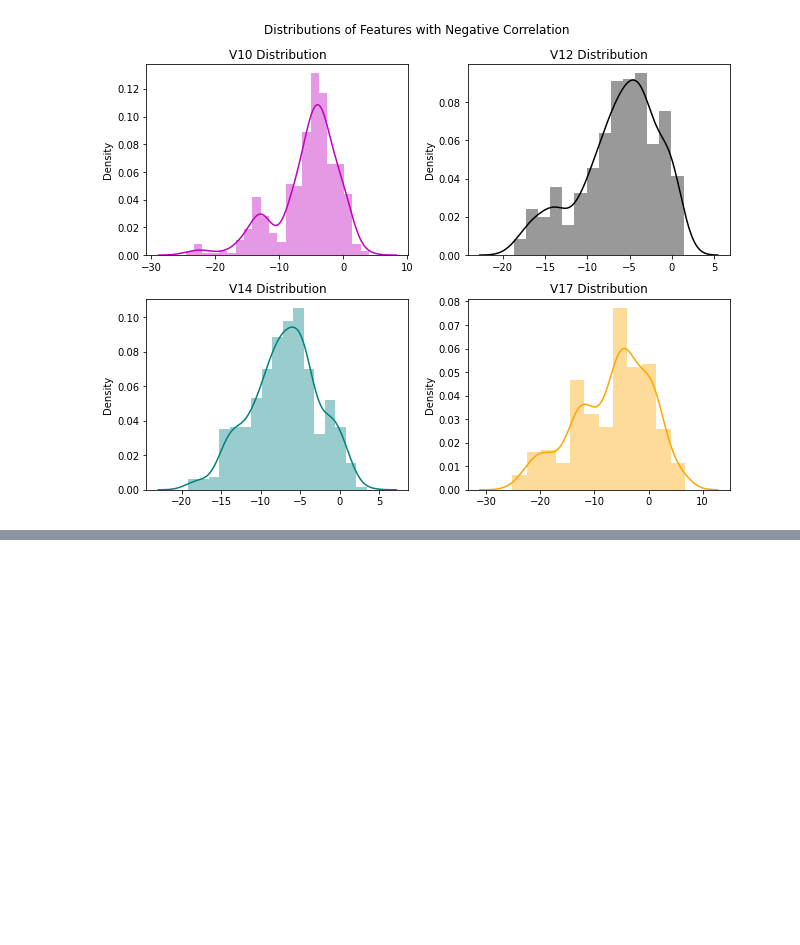
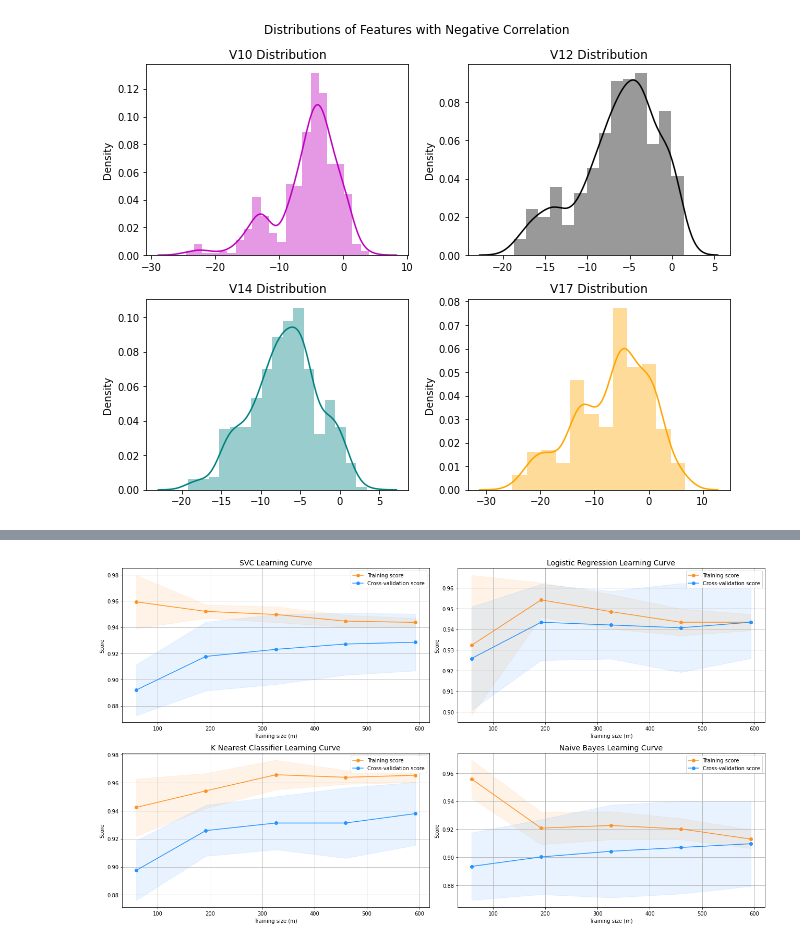
Before and after one commit to fookaixiong/Credit-Card-Fraud-Project, a Jupyter notebook: credit-card-fraud-detection.ipynb, the cells around one changed output, grey strips where cells are left out. Saved outputs shown, nothing was run; the diff lists cells and outputs as text; code cells hidden in the pictures; blank space fills up the shorter version.

Commit message:
Kaggle Notebook | Credit Card Fraud Detection w. Optuna Tuning | Version 38

```diff
--- a/credit-card-fraud-detection.ipynb
+++ b/credit-card-fraud-detection.ipynb
@@ -356,0 +716,14 @@ plt.show()
+# %%
+from sklearn.model_selection import cross_val_score
+
+SVC_tuned = SVC(kernel = "poly", C= 0.12829286587691946, gamma= 'auto', degree= 3)
+LR_tuned = LogisticRegression(penalty = "l1", C = 0.14121820668347934, solver = 'liblinear')
+KNC_tuned = KNeighborsClassifier(n_neighbors = 3, algorithm = 'brute')
+
+cv_score_SVC = cross_val_score(SVC_tuned, x_train, y_train, cv=3)
+cv_score_LR = cross_val_score(LR_tuned, x_train, y_train, cv=3)
+cv_score_KNC = cross_val_score(KNC_tuned, x_train, y_train, cv=3)
+
+print(f"SVC cross validation score = {round(cv_score_SVC.mean()*100,2)}%")
+print(f"Logistic Regression cross validation score = {round(cv_score_LR.mean()*100,2)}%")
+print(f"K Nearest Classifier cross validation score = {round(cv_score_KNC.mean()*100,2)}%")
@@ -356,0 +745,77 @@ plt.show()
+# %%
+fig = plt.figure(figsize = (18,10))
+ax1 = fig.add_subplot(2,2,1)
+ax2 = fig.add_subplot(2,2,2)
+ax3 = fig.add_subplot(2,2,3)
+ax4 = fig.add_subplot(2,2,4)
+
+cv = ShuffleSplit(n_splits=100, test_size=0.2, random_state=42)
+train_sizes = np.linspace(0.1,1.0,5)
+
+# Input optimal hyperparameter tuning into the classifying models
+
+train_sizes,train_scores,test_scores = learning_curve(SVC_tuned, x_train, y_train, cv=None, n_jobs=10, train_sizes = train_sizes)
+train_scores_mean = np.mean(train_scores, axis=1)
+train_scores_std = np.std(train_scores, axis=1)
+test_scores_mean = np.mean(test_scores, axis=1)
+test_scores_std = np.std(test_scores, axis=1)
+ax1.fill_between(train_sizes, train_scores_mean - train_scores_std,train_scores_mean + train_scores_std, alpha=0.1,color="#ff9124")
+ax1.fill_between(train_sizes, test_scores_mean - test_scores_std,test_scores_mean + test_scores_std, alpha=0.1, color="#2492ff")
+ax1.plot(train_sizes, train_scores_mean, 'o-', color="#ff9124",label="Training score")
+ax1.plot(train_sizes, test_scores_mean, 'o-', color="#2492ff",label="Cross-validation score")
+ax1.set_title("SVC Learning Curve", fontsize=14)
+ax1.set_xlabel('Training size (m)')
+ax1.set_ylabel('Score')
+ax1.grid(True)
+ax1.legend(loc="best")
+
+train_sizes,train_scores1,test_scores1 = learning_curve(LR_tuned, x_train, y_train, cv=None, n_jobs=10,
+                                                                            train_sizes = train_sizes)
+train_scores_mean1 = np.mean(train_scores1, axis=1)
+train_scores_std1 = np.std(train_scores1, axis=1)
+test_scores_mean1 = np.mean(test_scores1, axis=1)
+test_scores_std1 = np.std(test_scores1, axis=1)
+ax2.fill_between(train_sizes, train_scores_mean1 - train_scores_std1,train_scores_mean1 + train_scores_std1, alpha=0.1,color="#ff9124")
+ax2.fill_between(train_sizes, test_scores_mean1 - test_scores_std1,test_scores_mean1 + test_scores_std1, alpha=0.1, color="#2492ff")
+ax2.plot(train_sizes, train_scores_mean1, 'o-', color="#ff9124",label="Training score")
+ax2.plot(train_sizes, test_scores_mean1, 'o-', color="#2492ff",label="Cross-validation score")
+ax2.set_title("Logistic Regression Learning Curve", fontsize=14)
+ax2.set_xlabel('Training size (m)')
+ax2.set_ylabel('Score')
+ax2.grid(True)
+ax2.legend(loc="best")
+
+train_sizes,train_scores2,test_scores2 = learning_curve(KNC_tuned, x_train, y_train, cv=None, n_jobs=10, train_sizes = train_sizes)
+train_scores_mean2 = np.mean(train_scores2, axis=1)
+train_scores_std2 = np.std(train_scores2, axis=1)
+test_scores_mean2 = np.mean(test_scores2, axis=1)
+test_scores_std2 = np.std(test_scores2, axis=1)
+ax3.fill_between(train_sizes, train_scores_mean2 - train_scores_std2,train_scores_mean2 + train_scores_std2, alpha=0.1,color="#ff9124")
+ax3.fill_between(train_sizes, test_scores_mean2 - test_scores_std2,test_scores_mean2 + test_scores_std2, alpha=0.1, color="#2492ff")
+ax3.plot(train_sizes, train_scores_mean2, 'o-', color="#ff9124",label="Training score")
+ax3.plot(train_sizes, test_scores_mean2, 'o-', color="#2492ff",label="Cross-validation score")
+ax3.set_title("K Nearest Classifier Learning Curve", fontsize=14)
+ax3.set_xlabel('Training size (m)')
+ax3.set_ylabel('Score')
+ax3.grid(True)
+ax3.legend(loc="best")
+
+train_sizes,train_scores3,test_scores3 = learning_curve(GaussianNB(), x_train, y_train, cv=None, n_jobs=10, train_sizes = train_sizes)
+train_scores_mean3 = np.mean(train_scores3, axis=1)
+train_scores_std3 = np.std(train_scores3, axis=1)
+test_scores_mean3 = np.mean(test_scores3, axis=1)
+test_scores_std3 = np.std(test_scores3, axis=1)
+ax4.fill_between(train_sizes, train_scores_mean3 - train_scores_std3,train_scores_mean3 + train_scores_std3, alpha=0.1,color="#ff9124")
+ax4.fill_between(train_sizes, test_scores_mean3 - test_scores_std3,test_scores_mean3 + test_scores_std3, alpha=0.1, color="#2492ff")
+ax4.plot(train_sizes, train_scores_mean3, 'o-', color="#ff9124",label="Training score")
+ax4.plot(train_sizes, test_scores_mean3, 'o-', color="#2492ff",label="Cross-validation score")
+ax4.set_title("Naive Bayes Learning Curve", fontsize=14)
+ax4.set_xlabel('Training size (m)')
+ax4.set_ylabel('Score')
+ax4.grid(True)
+ax4.legend(loc="best")
+
+plt.tight_layout()
+plt.show()
+# %% [output]
+[figure, added]
```
Also changed, not shown: parts of 68 cells of this notebook.
